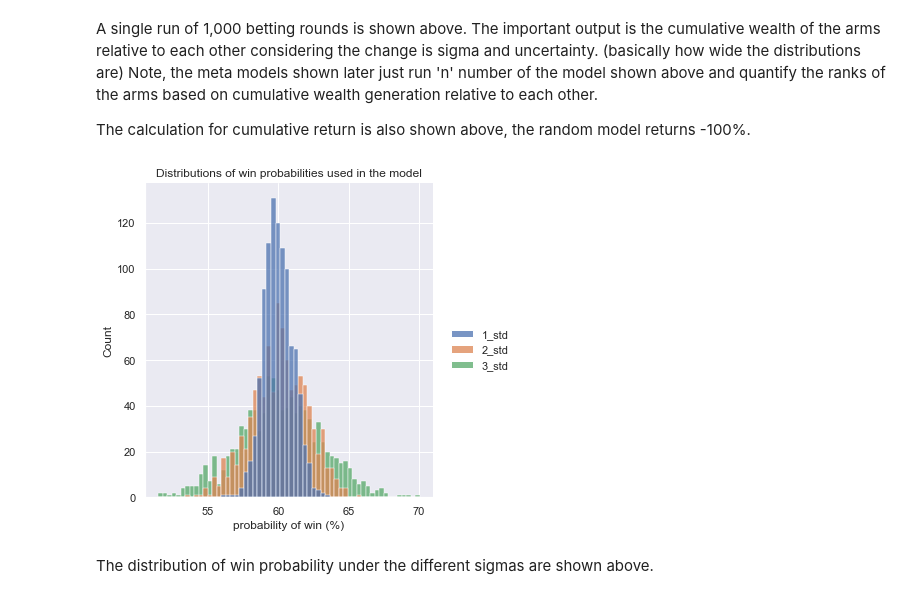
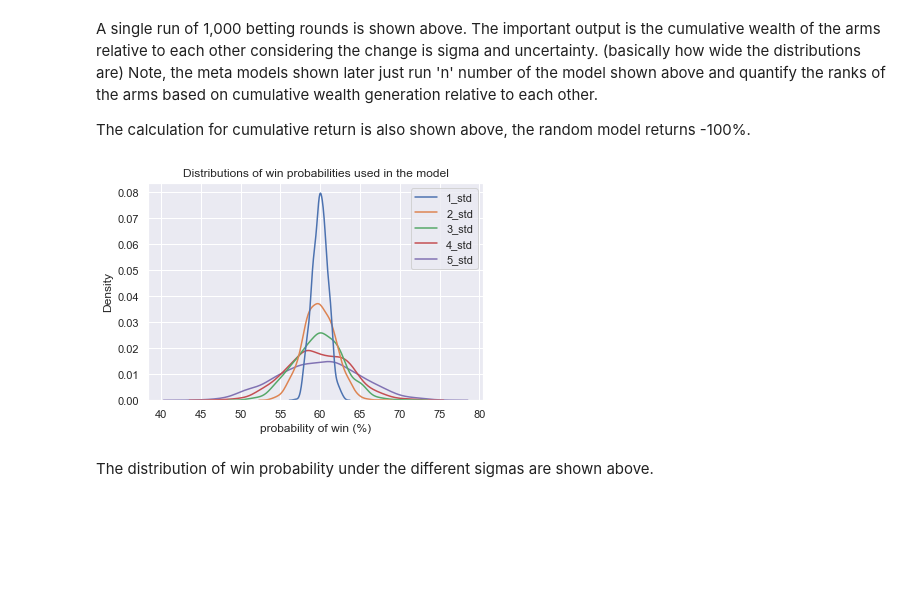
Before and after one commit to templehendrickson/gambling, a Jupyter notebook: uncertainKelly.ipynb, the cells around one changed output. Saved outputs shown, nothing was run; the diff lists cells and outputs as text; code cells hidden in the pictures; blank space fills up the shorter version.

```diff
--- a/uncertainKelly.ipynb
+++ b/uncertainKelly.ipynb
@@ -97,13 +100,13 @@ A single run of 1,000 betting rounds is shown above. The important output is the
 
 The calculation for cumulative return is also shown above, the random model returns -100%.
 # %%
-dists = pd.DataFrame({'{}_std'.format(s) : np.random.normal(60,s,1000) for s in [1,2,3]})
+dists = pd.DataFrame({'{}_std'.format(s) : np.random.normal(60,s,1000) for s in [1,2,3,4,5]})
 # %%
 # plt.suptitle('Distributions of win probabilities used in the model')
-ax = sns.displot(dists).set(title='Distributions of win probabilities used in the model',xlabel='probability of win (%)')
+ax = sns.kdeplot(data=dists).set(title='Distributions of win probabilities used in the model',xlabel='probability of win (%)')
 # plt.ylabel('probability of win (%)')
 # %% [output]
-[figure, old version]
+[figure, new version]
 # %% [markdown]
 The distribution of win probability under the different sigmas are shown above.
 # %%
```
Also changed, not shown: parts of 7 cells of this notebook, 5 other files.
